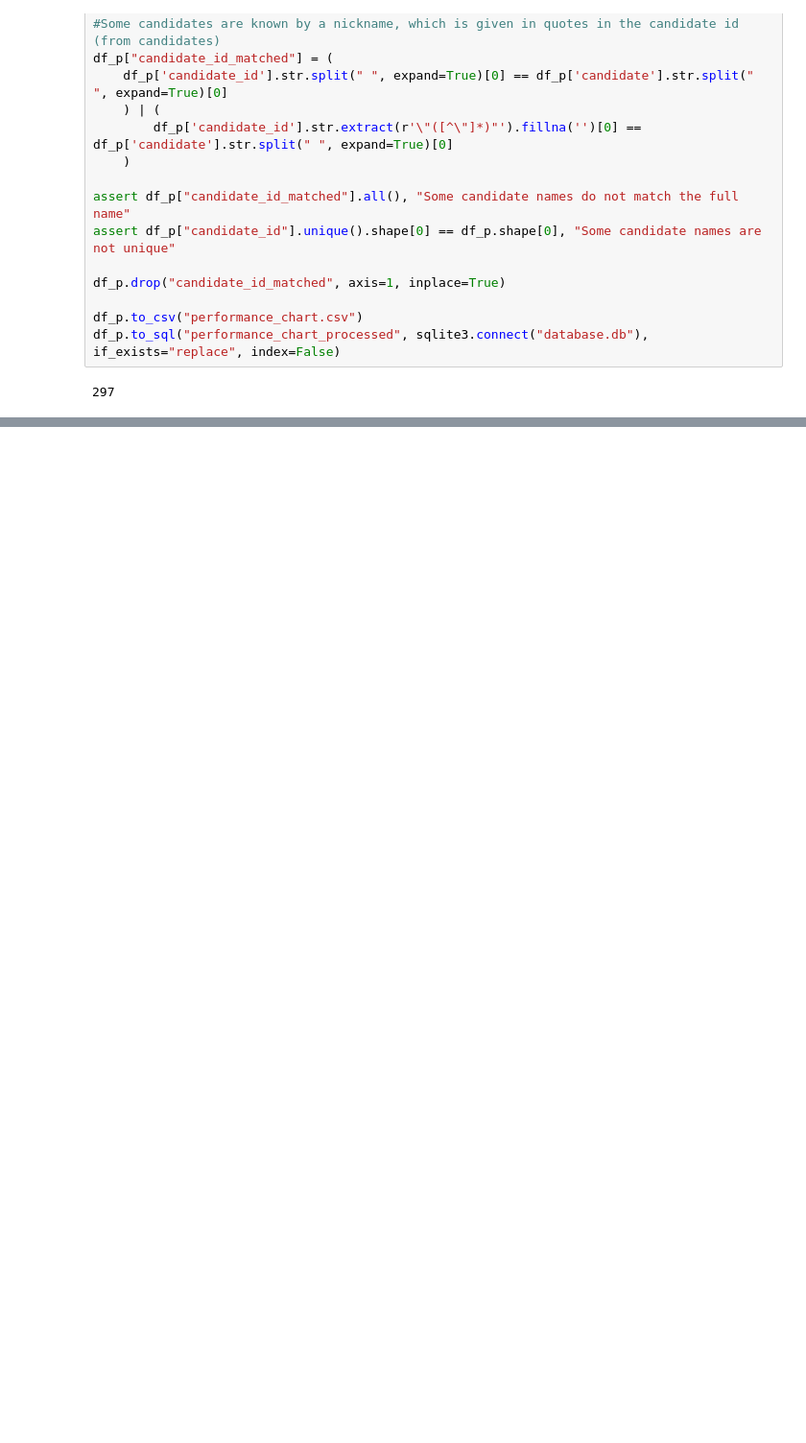
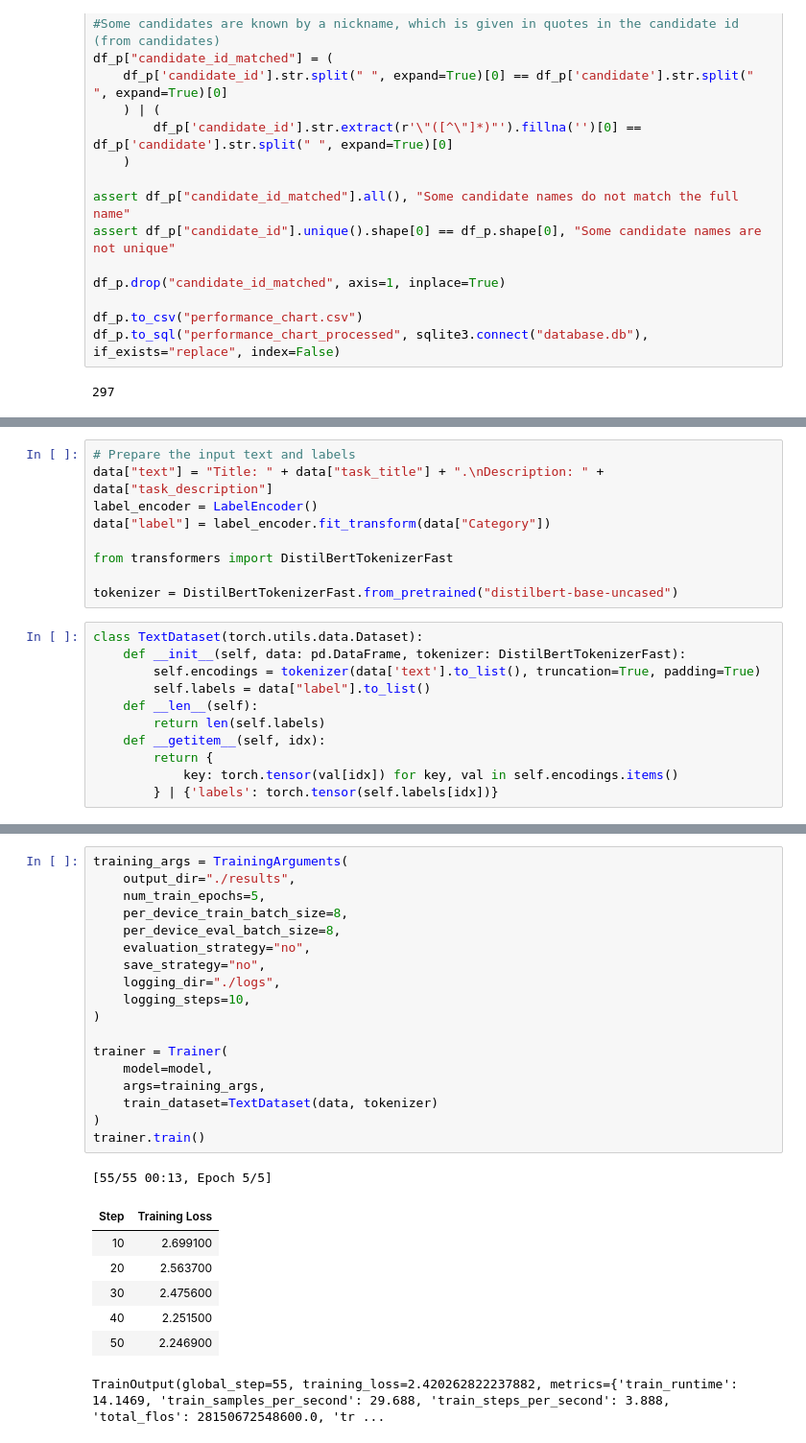
Before and after one commit to jacb1729/The-Apprentice, a Jupyter notebook: notebook.ipynb, the cells around one changed output, grey strips where cells are left out. Shown at 96% size. Drawn from its saved outputs; the diff is of its cells as text; blank space fills up the shorter version.

```diff
--- a/notebook.ipynb
+++ b/notebook.ipynb
@@ -282,0 +322,20 @@ df_p
+# %%
+# Prepare the input text and labels
+data["text"] = "Title: " + data["task_title"] + ".\nDescription: " + data["task_description"]
+label_encoder = LabelEncoder()
+data["label"] = label_encoder.fit_transform(data["Category"])
+
+from transformers import DistilBertTokenizerFast
+
+tokenizer = DistilBertTokenizerFast.from_pretrained("distilbert-base-uncased")
+# %%
+class TextDataset(torch.utils.data.Dataset):
+    def __init__(self, data: pd.DataFrame, tokenizer: DistilBertTokenizerFast):
+        self.encodings = tokenizer(data['text'].to_list(), truncation=True, padding=True)
+        self.labels = data["label"].to_list()
+    def __len__(self):
+        return len(self.labels)
+    def __getitem__(self, idx):
+        return {
+            key: torch.tensor(val[idx]) for key, val in self.encodings.items()
+        } | {'labels': torch.tensor(self.labels[idx])}
@@ -282,0 +351,27 @@ df_p
+# %%
+training_args = TrainingArguments(
+    output_dir="./results",
+    num_train_epochs=5,
+    per_device_train_batch_size=8,
+    per_device_eval_batch_size=8,
+    evaluation_strategy="no",
+    save_strategy="no",
+    logging_dir="./logs",
+    logging_steps=10,
+)
+
+trainer = Trainer(
+    model=model,
+    args=training_args,
+    train_dataset=TextDataset(data, tokenizer)
+)
+trainer.train()
+# %% [output]
+[55/55 00:13, Epoch 5/5]
+| Step | Training Loss |
+| 10 | 2.699100 |
+| 20 | 2.563700 |
+| 30 | 2.475600 |
+| 40 | 2.251500 |
+| 50 | 2.246900 |
+TrainOutput(global_step=55, training_loss=2.420262822237882, metrics={'train_runtime': 14.1469, 'train_samples_per_second': 29.688, 'train_steps_per_second': 3.888, 'total_flos': 28150672548600.0, 'tr ...
```
Also changed, not shown: parts of 14 cells of this notebook, 1 other file.
